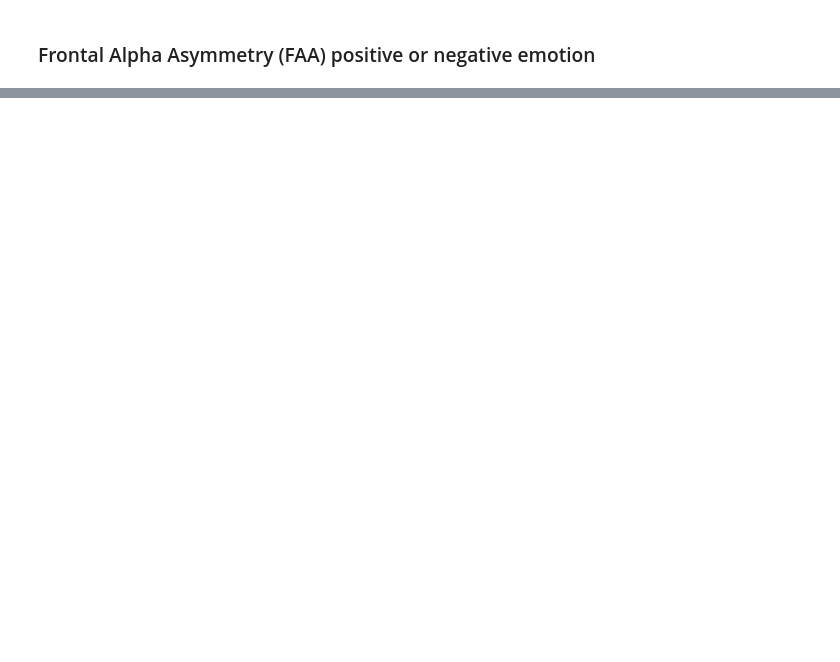
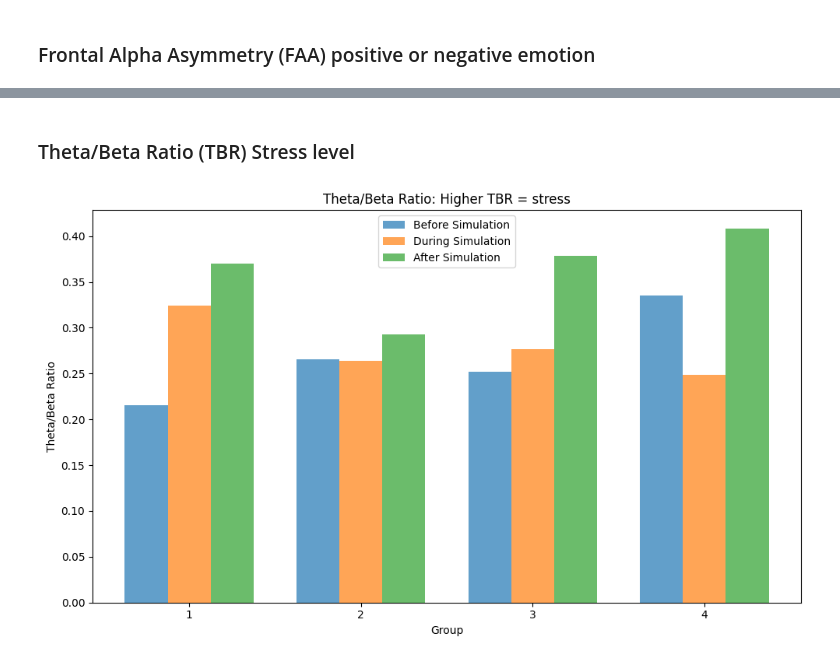
Before and after one commit to AdiIsHappy/MTP-analysis, a Jupyter notebook: eeg_analysis.ipynb, the cells around one changed output, grey strips where cells are left out. Cells and saved outputs as stored; diff of their text form; code cells hidden in the pictures; blank space fills up the shorter version.

```diff
--- a/eeg_analysis.ipynb
+++ b/eeg_analysis.ipynb
@@ -275,0 +348,21 @@ results_df.groupby('id').sum().replace(0, np.nan).to_csv(os.path.abspath('./resu
+# %% [markdown]
+### Theta/Beta Ratio (TBR) Stress level
+# %%
+x = np.arange(len(ratios_grouped.index))  # the label locations
+width = 0.25  # the width of the bars
+
+plt.figure(figsize=(10, 6))
+plt.bar(x -width, ratios_grouped["Theta/Beta Ratio durPre"], width, label="Before Simulation", alpha=0.7)
+plt.bar(x , ratios_grouped["Theta/Beta Ratio durEarthquake"], width, label="During Simulation", alpha=0.7)
+plt.bar(x + width, ratios_grouped["Theta/Beta Ratio durPost"], width, label="After Simulation", alpha=0.7)
+
+plt.xlabel("Group")
+plt.ylabel("Theta/Beta Ratio")
+plt.title("Theta/Beta Ratio: Higher TBR = stress")
+plt.xticks(x, ratios_grouped.index)
+
+plt.legend()
+plt.tight_layout()
+plt.show()
+# %% [output]
+[figure, added]
```
Also changed, not shown: parts of 18 cells of this notebook, 1 other file.
